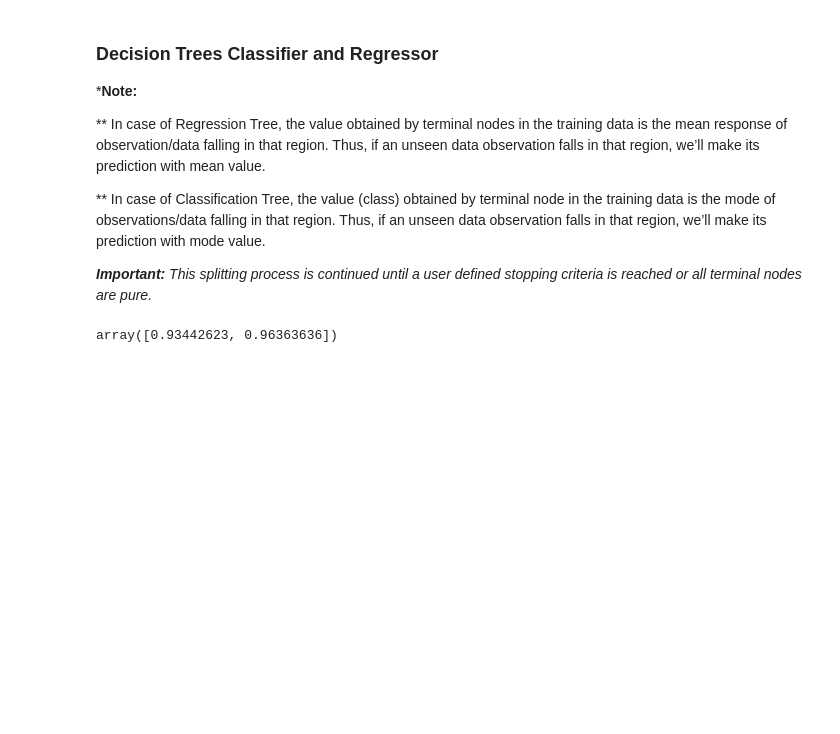
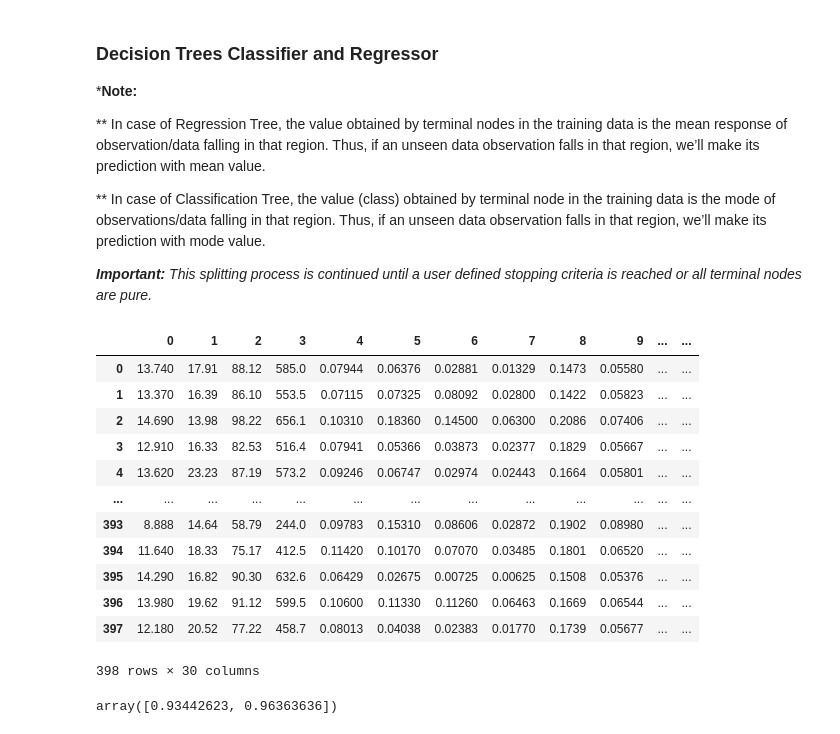
Before and after one commit to samsonafo/dsr-trees, a Jupyter notebook: decision-Trees.ipynb, the cells around one changed output. Drawn from its saved outputs; the diff is of its cells as text; code cells hidden in the pictures; blank space fills up the shorter version.

```diff
--- a/decision-Trees.ipynb
+++ b/decision-Trees.ipynb
@@ -179,6 +179,22 @@ X_train,X_test, y_train,y_test = train_test_split(X,y,test_size=0.3,random_state
 #initialize the decisiontreeclassifier
 dtc = tree.DecisionTreeClassifier(max_depth=5,random_state=42,criterion='entropy')
 #criterion is the function to measure the quality of a split.
+# %%
+pd.DataFrame(X_train)
+# %% [output]
+|  | 0 | 1 | 2 | 3 | 4 | 5 | 6 | 7 | 8 | 9 | ... | ... |
+| 0 | 13.740 | 17.91 | 88.12 | 585.0 | 0.07944 | 0.06376 | 0.02881 | 0.01329 | 0.1473 | 0.05580 | ... | ... |
+| 1 | 13.370 | 16.39 | 86.10 | 553.5 | 0.07115 | 0.07325 | 0.08092 | 0.02800 | 0.1422 | 0.05823 | ... | ... |
+| 2 | 14.690 | 13.98 | 98.22 | 656.1 | 0.10310 | 0.18360 | 0.14500 | 0.06300 | 0.2086 | 0.07406 | ... | ... |
+| 3 | 12.910 | 16.33 | 82.53 | 516.4 | 0.07941 | 0.05366 | 0.03873 | 0.02377 | 0.1829 | 0.05667 | ... | ... |
+| 4 | 13.620 | 23.23 | 87.19 | 573.2 | 0.09246 | 0.06747 | 0.02974 | 0.02443 | 0.1664 | 0.05801 | ... | ... |
+| ... | ... | ... | ... | ... | ... | ... | ... | ... | ... | ... | ... | ... |
+| 393 | 8.888 | 14.64 | 58.79 | 244.0 | 0.09783 | 0.15310 | 0.08606 | 0.02872 | 0.1902 | 0.08980 | ... | ... |
+| 394 | 11.640 | 18.33 | 75.17 | 412.5 | 0.11420 | 0.10170 | 0.07070 | 0.03485 | 0.1801 | 0.06520 | ... | ... |
+| 395 | 14.290 | 16.82 | 90.30 | 632.6 | 0.06429 | 0.02675 | 0.00725 | 0.00625 | 0.1508 | 0.05376 | ... | ... |
+| 396 | 13.980 | 19.62 | 91.12 | 599.5 | 0.10600 | 0.11330 | 0.11260 | 0.06463 | 0.1669 | 0.06544 | ... | ... |
+| 397 | 12.180 | 20.52 | 77.22 | 458.7 | 0.08013 | 0.04038 | 0.02383 | 0.01770 | 0.1739 | 0.05677 | ... | ... |
+398 rows × 30 columns
 # %%
 #fit and return f1_score
 dtc.fit(X_train,y_train)
```
Also changed, not shown: parts of 8 cells of this notebook, 5 other files.
